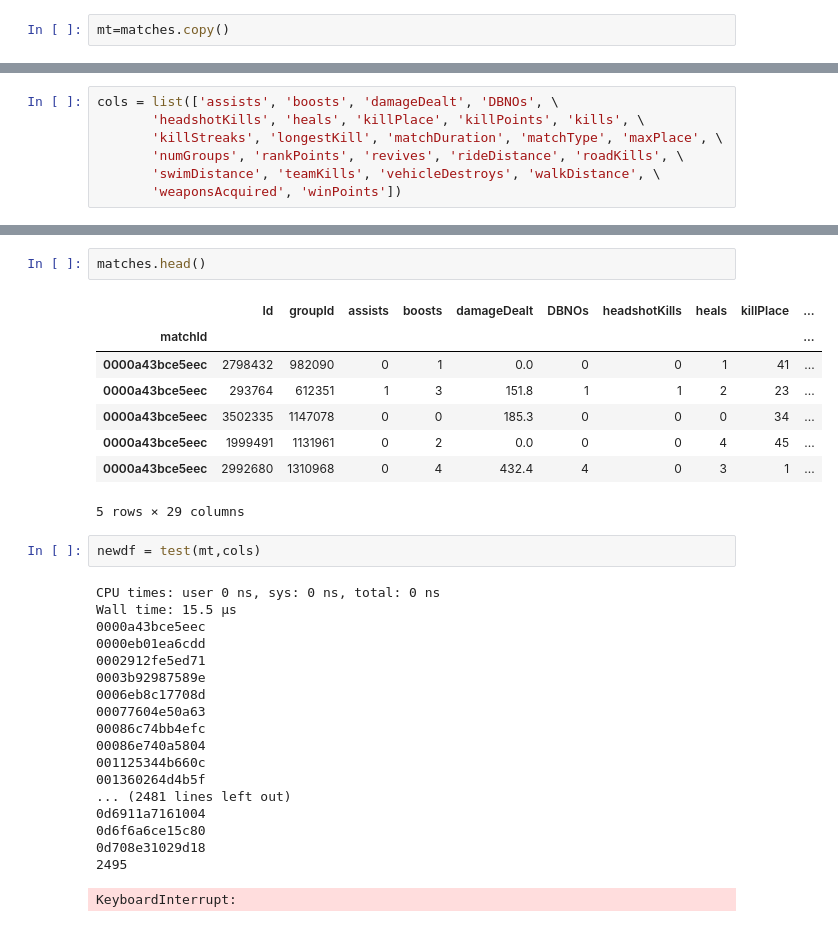
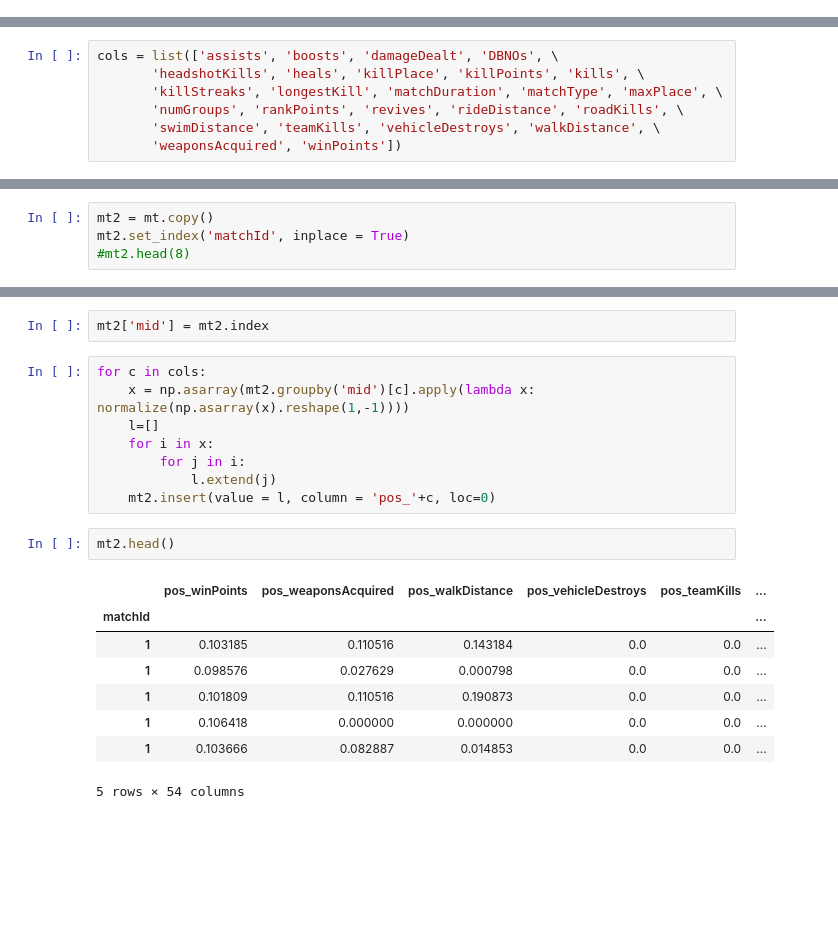
Before and after one commit to thiago1080/pubg, a Jupyter notebook: kernel7ba5fc4ccf.ipynb, the cells around one changed output, grey strips where cells are left out. Drawn from its saved outputs; the diff is of its cells as text; blank space fills up the shorter version.

```diff
--- a/kernel7ba5fc4ccf.ipynb
+++ b/kernel7ba5fc4ccf.ipynb
@@ -267,5 +437,3 @@ def rank(a):
     for n,i in enumerate(a):
         a[n] = np.where(b==i)[0]
     return a
-# %%
-mt=matches.copy()
@@ -310,0 +510,4 @@ mt.shape
+# %%
+mt2 = mt.copy()
+mt2.set_index('matchId', inplace = True)
+#mt2.head(8)
@@ -311,32 +526,21 @@ mt.shape
+# %%
+mt2['mid'] = mt2.index
+# %%
+for c in cols:
+    x = np.asarray(mt2.groupby('mid')[c].apply(lambda x: normalize(np.asarray(x).reshape(1,-1))))
+    l=[]
+    for i in x:
+        for j in i:
+            l.extend(j)
+    mt2.insert(value = l, column = 'pos_'+c, loc=0)
 # %%
-matches.head()
+mt2.head()
 # %% [output]
-|  | Id | groupId | assists | boosts | damageDealt | DBNOs | headshotKills | heals | killPlace | ... |
-| matchId |  |  |  |  |  |  |  |  |  | ... |
-| 0000a43bce5eec | 2798432 | 982090 | 0 | 1 | 0.0 | 0 | 0 | 1 | 41 | ... |
-| 0000a43bce5eec | 293764 | 612351 | 1 | 3 | 151.8 | 1 | 1 | 2 | 23 | ... |
-| 0000a43bce5eec | 3502335 | 1147078 | 0 | 0 | 185.3 | 0 | 0 | 0 | 34 | ... |
-| 0000a43bce5eec | 1999491 | 1131961 | 0 | 2 | 0.0 | 0 | 0 | 4 | 45 | ... |
-| 0000a43bce5eec | 2992680 | 1310968 | 0 | 4 | 432.4 | 4 | 0 | 3 | 1 | ... |
+|  | pos_winPoints | pos_weaponsAcquired | pos_walkDistance | pos_vehicleDestroys | pos_teamKills | ... |
+| matchId |  |  |  |  |  | ... |
+| 1 | 0.103185 | 0.110516 | 0.143184 | 0.0 | 0.0 | ... |
+| 1 | 0.098576 | 0.027629 | 0.000798 | 0.0 | 0.0 | ... |
+| 1 | 0.101809 | 0.110516 | 0.190873 | 0.0 | 0.0 | ... |
+| 1 | 0.106418 | 0.000000 | 0.000000 | 0.0 | 0.0 | ... |
+| 1 | 0.103666 | 0.082887 | 0.014853 | 0.0 | 0.0 | ... |
-5 rows × 29 columns
+5 rows × 54 columns
-# %%
-newdf = test(mt,cols)
-# %% [output]
-CPU times: user 0 ns, sys: 0 ns, total: 0 ns
-Wall time: 15.5 µs
-0000a43bce5eec
-0000eb01ea6cdd
-0002912fe5ed71
-0003b92987589e
-0006eb8c17708d
-00077604e50a63
-00086c74bb4efc
-00086e740a5804
-001125344b660c
-001360264d4b5f
-... (2481 lines left out)
-0d6911a7161004
-0d6f6a6ce15c80
-0d708e31029d18
-2495
-KeyboardInterrupt:
```
Also changed, not shown: parts of 112 cells of this notebook, 1 other file.
